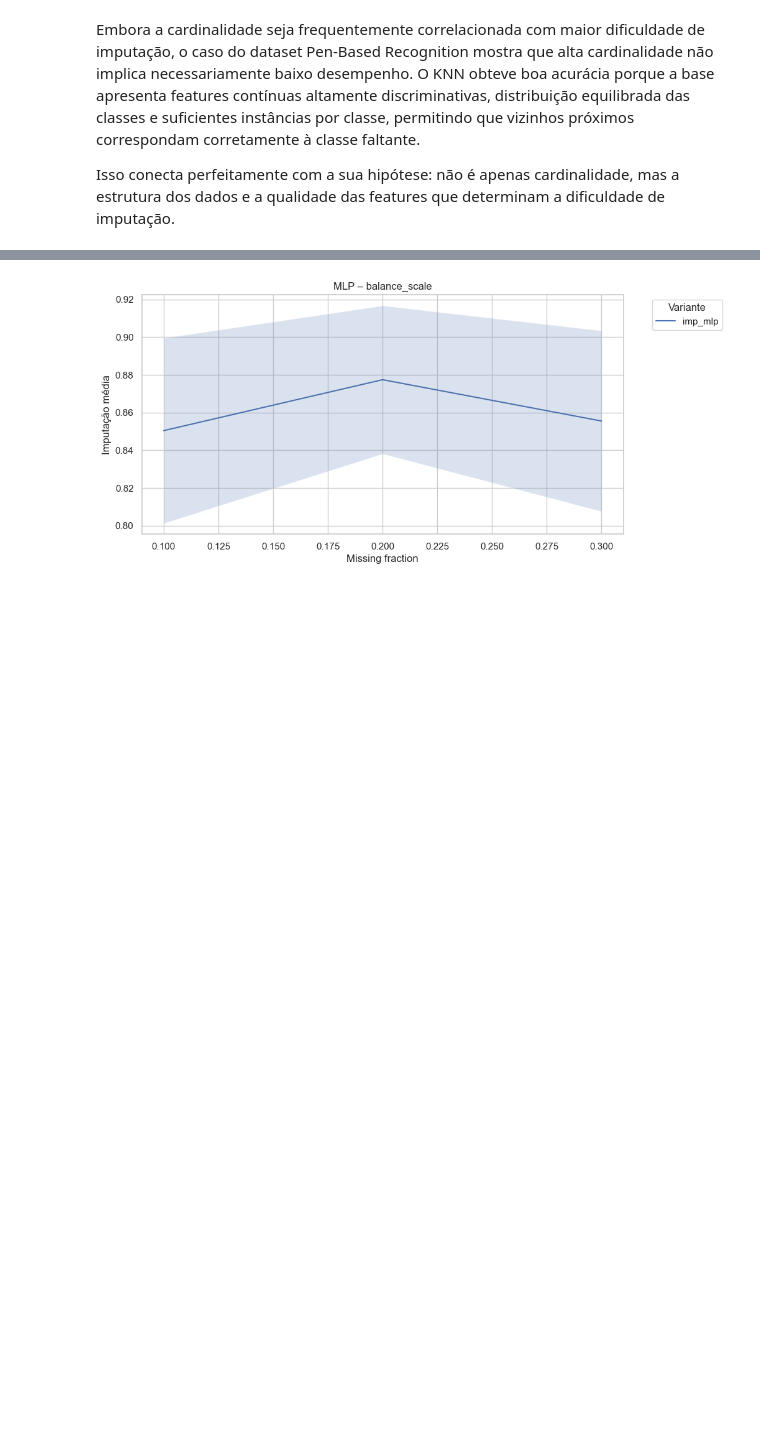
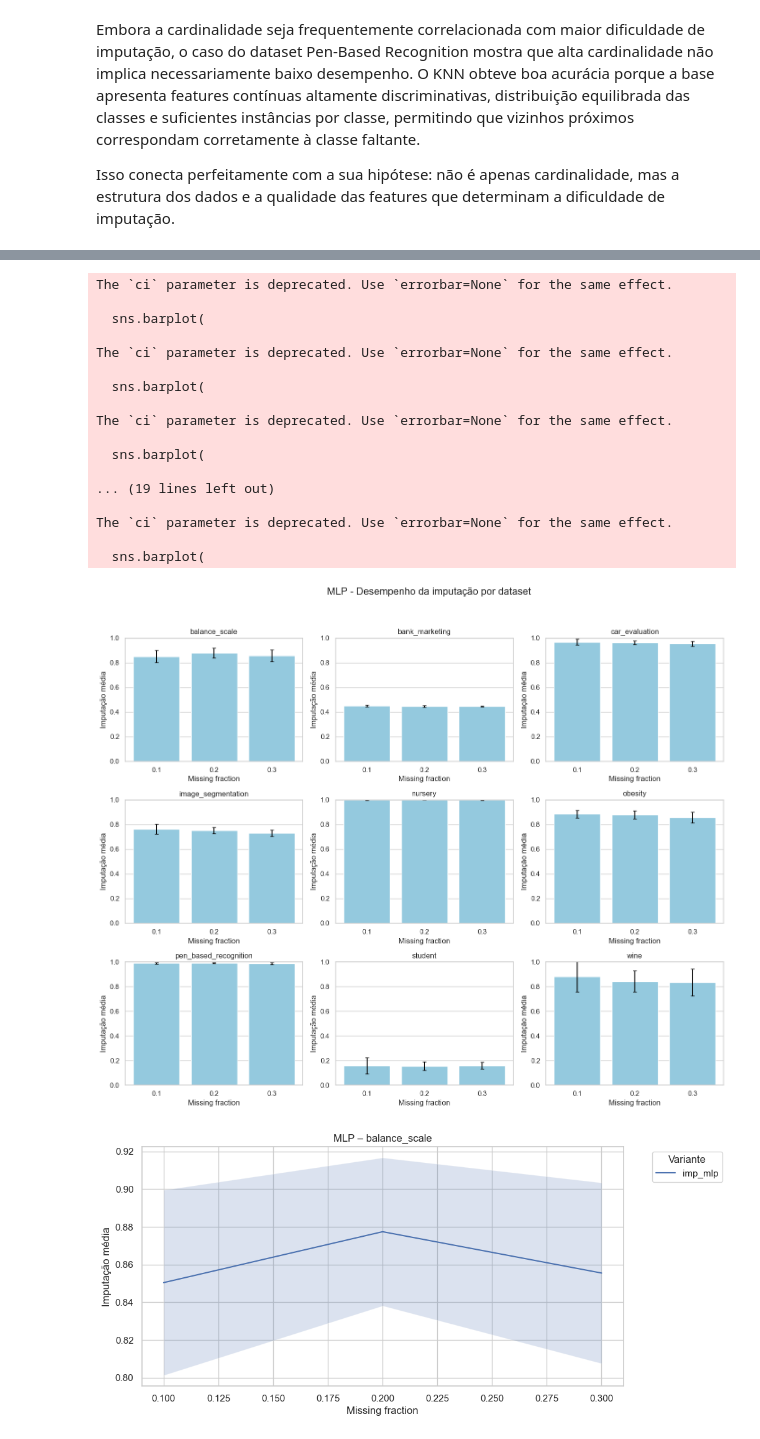
Before and after one commit to felipeat07/py_imputation, a Jupyter notebook: main/results/analise.ipynb, the cells around one changed output, grey strips where cells are left out. Saved outputs shown, nothing was run; the diff lists cells and outputs as text; code cells hidden in the pictures; blank space fills up the shorter version.

```diff
--- a/main/results/analise.ipynb
+++ b/main/results/analise.ipynb
@@ -562,3 +507,24 @@ display(mlp_stats)
+# %%
+plot_mlp_bars_grid_single_color(mlp_long, title="MLP - Desempenho da imputação por dataset")
+# %% [output]
+The `ci` parameter is deprecated. Use `errorbar=None` for the same effect.
+
+  sns.barplot(
+
+The `ci` parameter is deprecated. Use `errorbar=None` for the same effect.
+
+  sns.barplot(
+
+The `ci` parameter is deprecated. Use `errorbar=None` for the same effect.
+
+  sns.barplot(
+
+... (19 lines left out)
+
+The `ci` parameter is deprecated. Use `errorbar=None` for the same effect.
+
+  sns.barplot(
+[figure, added]
 # %%
 def plot_mlp_by_dataset(df):
     for dataset in df['dataset'].unique():
```
Also changed, not shown: parts of 7 cells of this notebook.
